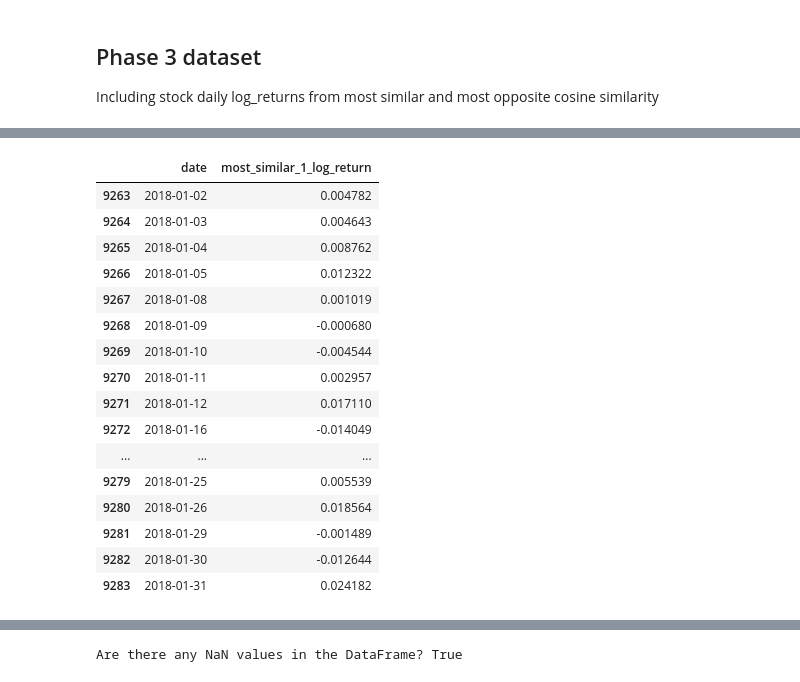
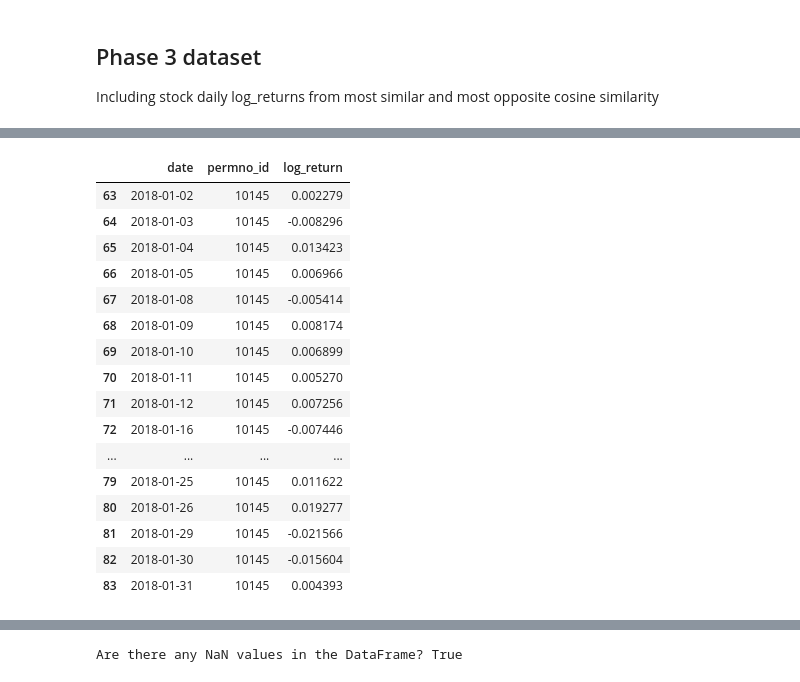
Before and after one commit to Shuo-Wang-UCBerkeley/VIP, a Jupyter notebook: src/shuo/Embedding-S&P_Phase_1.ipynb, the cells around one changed output, grey strips where cells are left out. Saved outputs shown, nothing was run; the diff lists cells and outputs as text; code cells hidden in the pictures.

```diff
--- a/src/shuo/Embedding-S&P_Phase_1.ipynb
+++ b/src/shuo/Embedding-S&P_Phase_1.ipynb
@@ -1132,7 +1209,7 @@ df_clustering
 ## Phase 3 dataset
 Including stock daily log_returns from most similar and most opposite cosine similarity
 # %%
-df_clustering = first_month_data[:1000]
+df_clustering = first_month_data[['date', 'permno_id', 'log_return']][:1000]
 # %%
 df_clustering.dtypes
 # %% [output]
@@ -1150,11 +1222,11 @@ import numpy as np
 import pandas as pd
 from sklearn.metrics.pairwise import cosine_similarity
 
-
 def find_similar_and_opposite_stocks(stock_embeddings, df_clustering, n=2):
     # Assuming stock_embeddings is a dictionary with permno_id as keys and embeddings as values
     embeddings_list = []
     permno_ids = []
+    n=2
 
     for permno_id, embedding in stock_embeddings.items():
         permno_ids.append(permno_id)
@@ -1169,12 +1241,14 @@ def find_similar_and_opposite_stocks(stock_embeddings, df_clustering, n=2):
     # Create a DataFrame for cosine similarity matrix for better handling
     cosine_sim_df = pd.DataFrame(cosine_sim_matrix, index=permno_ids, columns=permno_ids)
 
+    base = df_clustering.copy()[['date', 'permno_id', 'log_return']]
+
     # Initialize new columns for most similar and most opposite stocks and their log returns
     for i in range(1, n + 1):
         df_clustering[f"most_similar_{i}"] = np.nan
-        df_clustering[f"most_similar_{i}_log_return"] = np.nan
+        # df_clustering[f"most_similar_{i}_log_return"] = np.nan
         df_clustering[f"most_opposite_{i}"] = np.nan
-        df_clustering[f"most_opposite_{i}_log_return"] = np.nan
+        # df_clustering[f"most_opposite_{i}_log_return"] = np.nan
 
     # Ensure the new columns are of the same type as 'permno_id'
     df_clustering = df_clustering.astype({f"most_similar_{i}": "object" for i in range(1, n + 1)})
@@ -1191,35 +1265,25 @@ def find_similar_and_opposite_stocks(stock_embeddings, df_clustering, n=2):
             similar_permno_id = most_similar[i]
             opposite_permno_id = most_opposite[i]
 
-            # Find the log_return values that match the date
+            # Set the most similar and most opposite permno_id
             df_clustering.loc[df_clustering["permno_id"] == permno_id, f"most_similar_{i+1}"] = similar_permno_id
             df_clustering.loc[df_clustering["permno_id"] == permno_id, f"most_opposite_{i+1}"] = opposite_permno_id
 
-            for index, row in df_clustering[df_clustering["permno_id"] == permno_id].iterrows():
-                date = row["date"]
-                similar_log_return = df_clustering[
-                    (df_clustering["permno_id"] == similar_permno_id) & (df_clustering["date"] == date)
-                ]["log_return"]
-                opposite_log_return = df_clustering[
-                    (df_clustering["permno_id"] == opposite_permno_id) & (df_clustering["date"] == date)
-                ]["log_return"]
 
-                if not similar_log_return.empty:
-                    df_clustering.at[index, f"most_similar_{i+1}_log_return"] = similar_log_return.values[0]
-                if not opposite_log_return.empty:
-                    df_clustering.at[index, f"most_opposite_{i+1}_log_return"] = opposite_log_return.values[0]
+    # Merge the similar stock returns
+    for i in range(1, n+1):
+        df_clustering = df_clustering.merge(base.rename(columns={"permno_id": f"most_similar_{i}", "log_return": f"most_similar_{i}_log_return"}), on=["date", f"most_similar_{i}"], how="left")
 
-    # Convert the new columns back to the correct dtype if necessary
-    for i in range(1, n + 1):
-        df_clustering[f"most_similar_{i}"] = df_clustering[f"most_similar_{i}"].astype(str)
-        df_clustering[f"most_similar_{i}_log_return"] = df_clustering[f"most_similar_{i}_log_return"].astype(float)
-        df_clustering[f"most_opposite_{i}"] = df_clustering[f"most_opposite_{i}"].astype(str)
-        df_clustering[f"most_opposite_{i}_log_return"] = df_clustering[f"most_opposite_{i}_log_return"].astype(float)
+    # Merge the opposite stock returns
+    for i in range(1, n+1):
+        df_clustering = df_clustering.merge(base.rename(columns={"permno_id": f"most_opposite_{i}", "log_return": f"most_opposite_{i}_log_return"}), on=["date", f"most_opposite_{i}"], how="left")
+
+    # for feat in ["most_similar_1", "most_opposite_1", "most_similar_2", "most_opposite_2"]:
+    #     df_clustering = df_clustering.merge(base.rename(columns = {"permno_id": f"{feat}", "log_return": f"{feat}_log_return"}), on = ["date", feat], how = "left")
 
     return df_clustering
 
-
 # Example usage:
-df_clustering = find_similar_and_opposite_stocks(stock_embeddings, df_clustering, n=2)
+df_clustering = find_similar_and_opposite_stocks(stock_embeddings, df_clustering, n=3)
 df_clustering
 # %% [output]
@@ -1260,23 +1325,23 @@ df_clustering[df_clustering["most_similar_1"] == "12622"][["date", "permno_id",
 # %%
-df_clustering[df_clustering["permno_id"] == "10104"][["date", "most_similar_1_log_return"]]
+df_clustering[df_clustering["permno_id"] == "10145"][["date", 'permno_id', "log_return"]]
 # %% [output]
-|  | date | most_similar_1_log_return |
-| 9263 | 2018-01-02 | 0.004782 |
-| 9264 | 2018-01-03 | 0.004643 |
-| 9265 | 2018-01-04 | 0.008762 |
-| 9266 | 2018-01-05 | 0.012322 |
-| 9267 | 2018-01-08 | 0.001019 |
-| 9268 | 2018-01-09 | -0.000680 |
-| 9269 | 2018-01-10 | -0.004544 |
-| 9270 | 2018-01-11 | 0.002957 |
-| 9271 | 2018-01-12 | 0.017110 |
-| 9272 | 2018-01-16 | -0.014049 |
-| ... | ... | ... |
-| 9279 | 2018-01-25 | 0.005539 |
-| 9280 | 2018-01-26 | 0.018564 |
-| 9281 | 2018-01-29 | -0.001489 |
-| 9282 | 2018-01-30 | -0.012644 |
-| 9283 | 2018-01-31 | 0.024182 |
+|  | date | permno_id | log_return |
+| 63 | 2018-01-02 | 10145 | 0.002279 |
+| 64 | 2018-01-03 | 10145 | -0.008296 |
+| 65 | 2018-01-04 | 10145 | 0.013423 |
+| 66 | 2018-01-05 | 10145 | 0.006966 |
+| 67 | 2018-01-08 | 10145 | -0.005414 |
+| 68 | 2018-01-09 | 10145 | 0.008174 |
+| 69 | 2018-01-10 | 10145 | 0.006899 |
+| 70 | 2018-01-11 | 10145 | 0.005270 |
+| 71 | 2018-01-12 | 10145 | 0.007256 |
+| 72 | 2018-01-16 | 10145 | -0.007446 |
+| ... | ... | ... | ... |
+| 79 | 2018-01-25 | 10145 | 0.011622 |
+| 80 | 2018-01-26 | 10145 | 0.019277 |
+| 81 | 2018-01-29 | 10145 | -0.021566 |
+| 82 | 2018-01-30 | 10145 | -0.015604 |
+| 83 | 2018-01-31 | 10145 | 0.004393 |
 # %%
 nan_counts = df_clustering.isna().sum()
 print(nan_counts)
```
Also changed, not shown: parts of 31 cells of this notebook, 3 other files.
